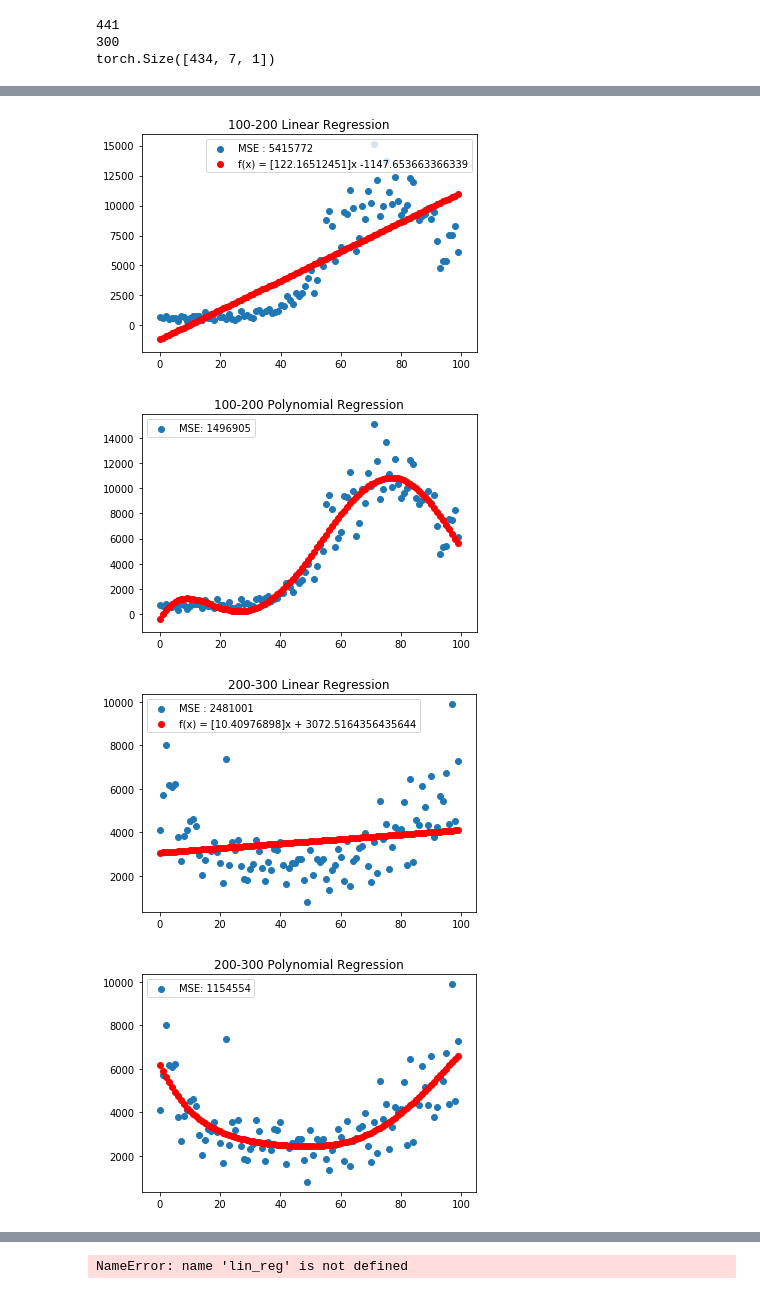
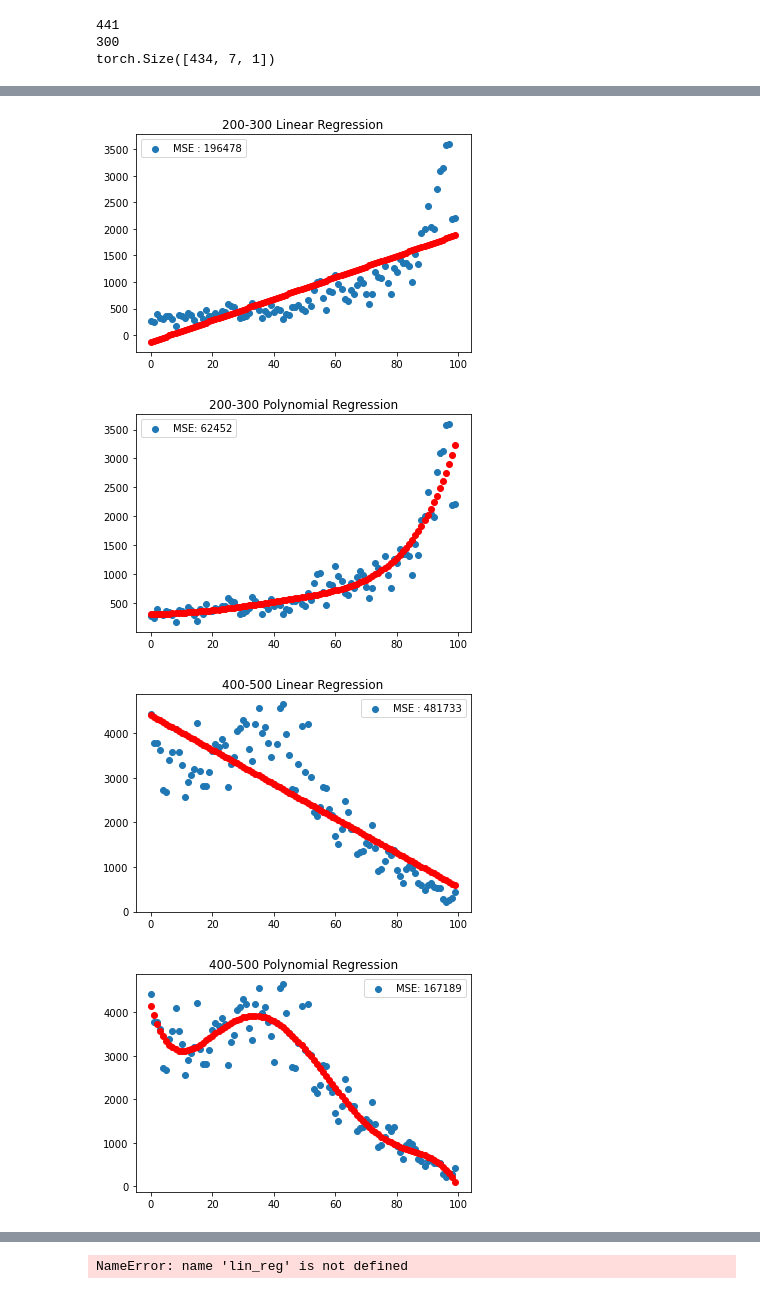
Before and after one commit to GoodrainCN/Covid_Trend, a Jupyter notebook: polynomial.ipynb, the cells around one changed output, grey strips where cells are left out. Drawn from its saved outputs; the diff is of its cells as text; code cells hidden in the pictures.

```diff
--- a/polynomial.ipynb
+++ b/polynomial.ipynb
@@ -12,7 +12,7 @@ device = torch.device("cuda" if torch.cuda.is_available() else "cpu")
 # %%
 import csv
 data = []
-with open("cleaned\FL.csv", "r", encoding="utf-8") as f:
+with open("cleaned/NY.csv", "r", encoding="utf-8") as f:
     csv_reader = csv.reader(f, delimiter=',')
     headers = next(csv_reader)
     for i in csv_reader:
@@ -106,7 +113,7 @@ import csv
 import numpy as np
 #Import Data
 data = []
-with open("cleaned\FL.csv", "r", encoding="utf-8") as f:
+with open("cleaned/NY.csv", "r", encoding="utf-8") as f:
     csv_reader = csv.reader(f, delimiter=',')
     headers = next(csv_reader)
     for i in csv_reader:
@@ -140,7 +147,7 @@ def get_graph(start, end):
     MSE = mean_squared_error(y, y_pred)
     #plot the graph
     plt.scatter(x, y, label=f'MSE : {int(MSE)}')
-    plt.scatter(x, y_pred, color = 'r', label=func)
+    plt.scatter(x, y_pred, color = 'r')
     plt.title(f'{start}-{end} Linear Regression')
     plt.legend()
     plt.savefig(f"LR/{start}-{end}LR.jpg")
@@ -199,4 +213,4 @@ plt.xticks(
 # %%
-for i in range(0,700,100):
+for i in range(0,700,200):
     get_graph(i,i+100)
 # %% [output]
@@ -205,4 +219,4 @@ for i in range(0,700,100):
-[figure, old version]
+[figure, new version]
-[figure, old version]
+[figure, new version]
-[figure, old version]
+[figure, new version]
-[figure, old version]
+[figure, new version]
```
Also changed, not shown: parts of 3 cells of this notebook, 23 other files.
